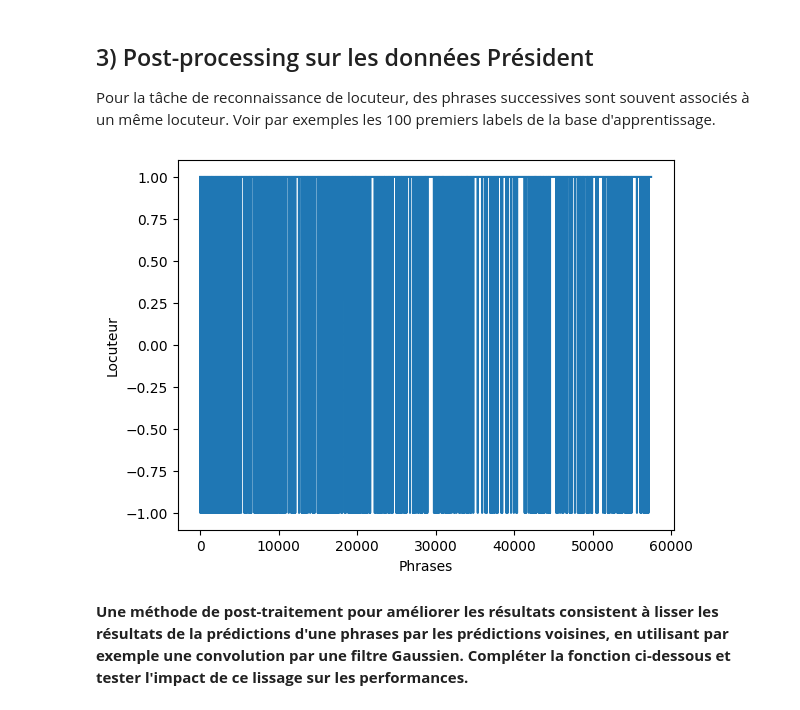
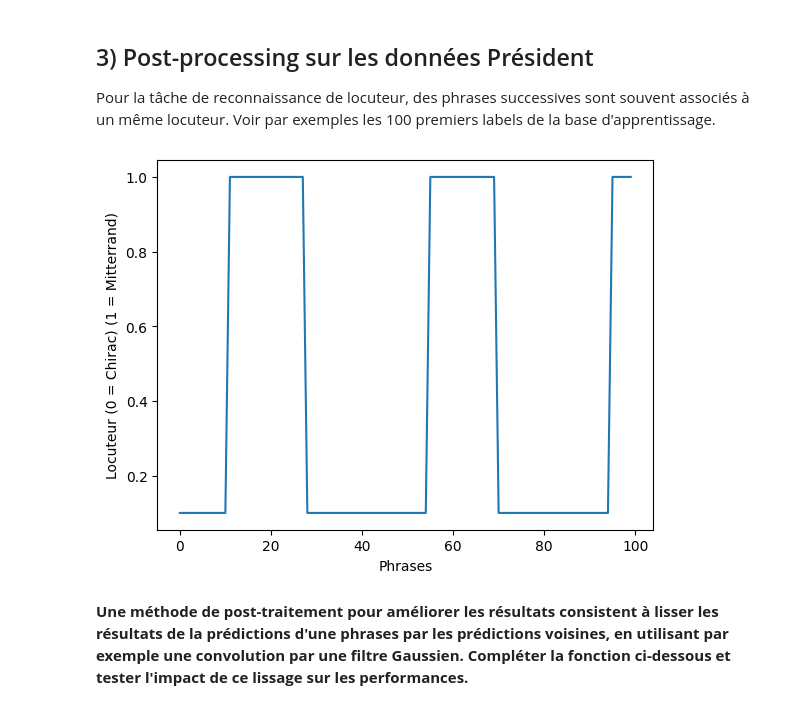
Before and after one commit to SharaineMALARVIJY/S2_Traitement_Automatique_de_la_Langues, a Jupyter notebook: Projet/Analyse du projet.ipynb, the cells around one changed output. Drawn from its saved outputs; the diff is of its cells as text; code cells hidden in the pictures.

```diff
--- a/Projet/Analyse du projet.ipynb
+++ b/Projet/Analyse du projet.ipynb
@@ -159,12 +159,19 @@ Le calcul de l'ensemble des scores associés à cette approche mène directement
 
 Pour la tâche de reconnaissance de locuteur, des phrases successives sont souvent associés à un même locuteur. Voir par exemples les 100 premiers labels de la base d'apprentissage.
 # %%
+def prob2pred_Mitt(proba):
+    return [0.1 if p > 0.5 else 1 for p in proba]
+
+nb_graph_phrase = 100
+
+y_proba = prob2pred_Mitt(pres_labels[0:nb_graph_phrase])
+
 plt.figure()
-plt.plot(list(range(len(pres_labels[0:100]))),pres_labels[0:100])
+plt.plot(list(range(len(pres_labels[0:nb_graph_phrase]))), y_proba)
 plt.xlabel("Phrases")
-plt.ylabel("Locuteur")
+plt.ylabel("Locuteur (0 = Chirac) (1 = Mitterrand)")
 plt.show()
 # %% [output]
-[figure, old version]
+[figure, new version]
 # %% [markdown]
 **Une méthode de post-traitement pour améliorer les résultats consistent à lisser les résultats de la prédictions d'une phrases par les prédictions voisines, en utilisant par exemple une convolution par une filtre Gaussien. Compléter la fonction ci-dessous et tester l'impact de ce lissage sur les performances.**
```
Also changed, not shown: parts of 5 cells of this notebook, 3 other files.
